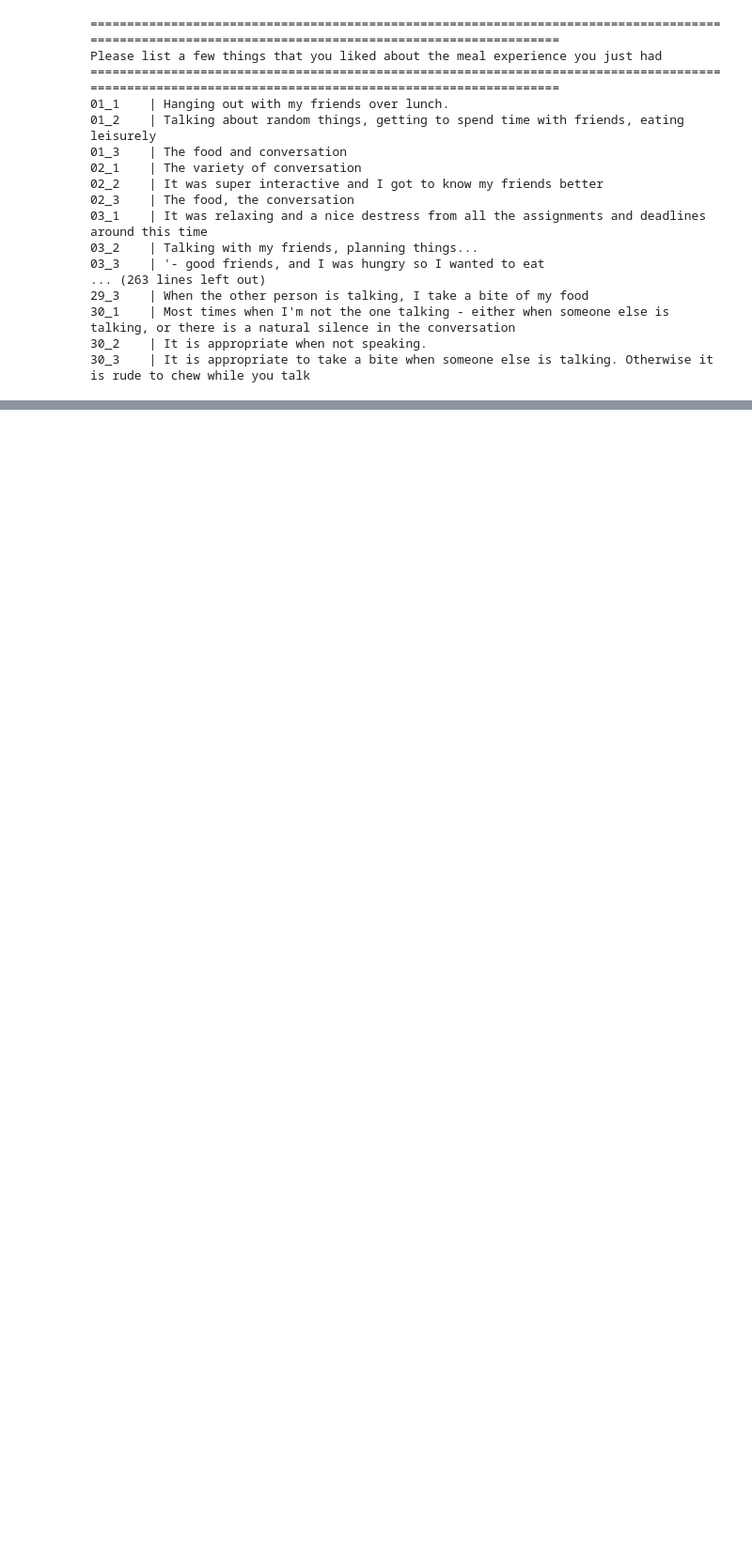
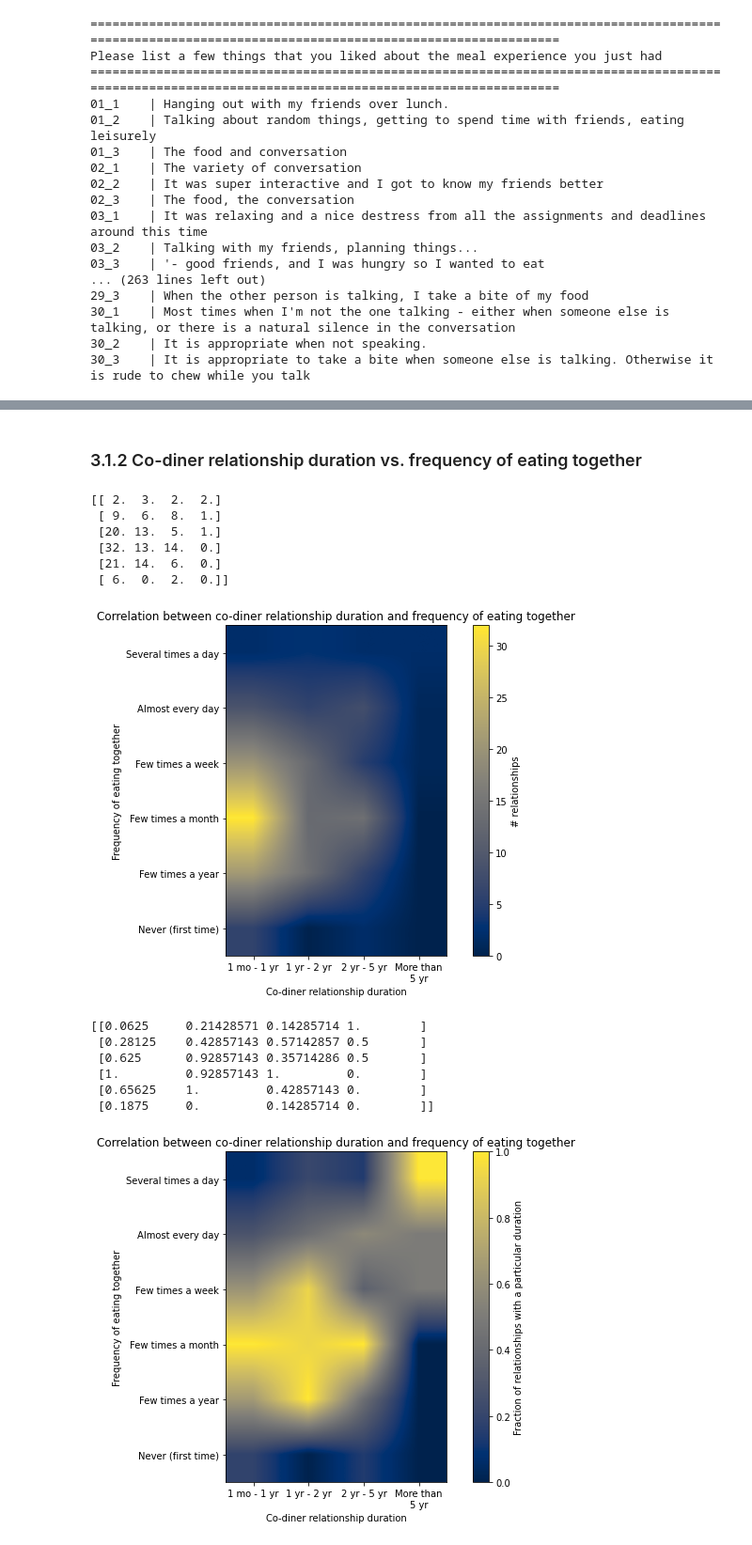
Before and after one commit to empriselab/social-dining, a Jupyter notebook: src/analysis/questionnaires_stats.ipynb, the cells around one changed output, grey strips where cells are left out. Shown at 94% size. Saved outputs shown, nothing was run; the diff lists cells and outputs as text; code cells hidden in the pictures; blank space fills up the shorter version.

```diff
--- a/src/analysis/questionnaires_stats.ipynb
+++ b/src/analysis/questionnaires_stats.ipynb
@@ -746,0 +826,74 @@ Please list a few things that you liked about the meal experience you just had
+# %% [markdown]
+### 3.1.2 Co-diner relationship duration vs. frequency of eating together
+# %%
+relationship_duration_labels = {
+	'1 month - 1 year': '1 mo - 1 yr',
+	'1 year - 2 years': '1 yr - 2 yr',
+	'2 years - 5 years': '2 yr - 5 yr',
+	'More than 5 years': 'More than\n5 yr'
+}
+eating_together_freq_labels = {
+    'Several times a day': 'Several times a day',
+    'Almost every day': 'Almost every day',
+    'Few times a week': 'Few times a week',
+    'Few times a month': 'Few times a month',
+    'Few times a year': 'Few times a year',
+    'Never (this is the first time we are eating together)': 'Never (first time)'
+}
+relationship_counts = np.zeros((len(eating_together_freq_labels), len(relationship_duration_labels)))
+
+for side in ['L', 'R']:
+    for relationship_duration_label, eating_together_freq_label in zip(pre_df[f'{side}2'][2:], pre_df[f'{side}3'][2:]):
+
+        idx_x = np.where(np.array(list(relationship_duration_labels.keys())) == relationship_duration_label)[0]
+        idx_y = np.where(np.array(list(eating_together_freq_labels.keys())) == eating_together_freq_label)[0]
+        relationship_counts[idx_y, idx_x] += 1
+
+print(relationship_counts)
+plt.figure(figsize=(8, 6))
+plt.imshow(relationship_counts, cmap='cividis', origin='upper',
+    interpolation='bilinear'
+)
+plt.colorbar(label='# relationships',
+    # orientation='horizontal', location='top'
+)
+plt.xticks(np.arange(len(relationship_duration_labels.values())), relationship_duration_labels.values())
+plt.yticks(np.arange(len(eating_together_freq_labels.values())), eating_together_freq_labels.values())
+plt.xlabel('Co-diner relationship duration')
+plt.ylabel(f'Frequency of eating together')
+plt.title('Correlation between co-diner relationship duration and frequency of eating together')
+plt.tight_layout()
+plt.show()
+
+# Normalize by the total number of relationships with a particular duration
+relationship_counts = relationship_counts / np.max(relationship_counts, axis=0)
+print(relationship_counts)
+plt.figure(figsize=(8, 6))
+plt.imshow(relationship_counts, cmap='cividis', origin='upper',
+    interpolation='bilinear'
+)
+plt.colorbar(label='Fraction of relationships with a particular duration',
+    # orientation='horizontal', location='top'
+)
+plt.xticks(np.arange(len(relationship_duration_labels.values())), relationship_duration_labels.values())
+plt.yticks(np.arange(len(eating_together_freq_labels.values())), eating_together_freq_labels.values())
+plt.xlabel('Co-diner relationship duration')
+plt.ylabel(f'Frequency of eating together')
+plt.title('Correlation between co-diner relationship duration and frequency of eating together')
+plt.tight_layout()
+plt.show()
+# %% [output]
+[[ 2.  3.  2.  2.]
+ [ 9.  6.  8.  1.]
+ [20. 13.  5.  1.]
+ [32. 13. 14.  0.]
+ [21. 14.  6.  0.]
+ [ 6.  0.  2.  0.]]
+[figure, added]
+[[0.0625     0.21428571 0.14285714 1.        ]
+ [0.28125    0.42857143 0.57142857 0.5       ]
+ [0.625      0.92857143 0.35714286 0.5       ]
+ [1.         0.92857143 1.         0.        ]
+ [0.65625    1.         0.42857143 0.        ]
+ [0.1875     0.         0.14285714 0.        ]]
+[figure, added]
```
Also changed, not shown: parts of 36 cells of this notebook.
